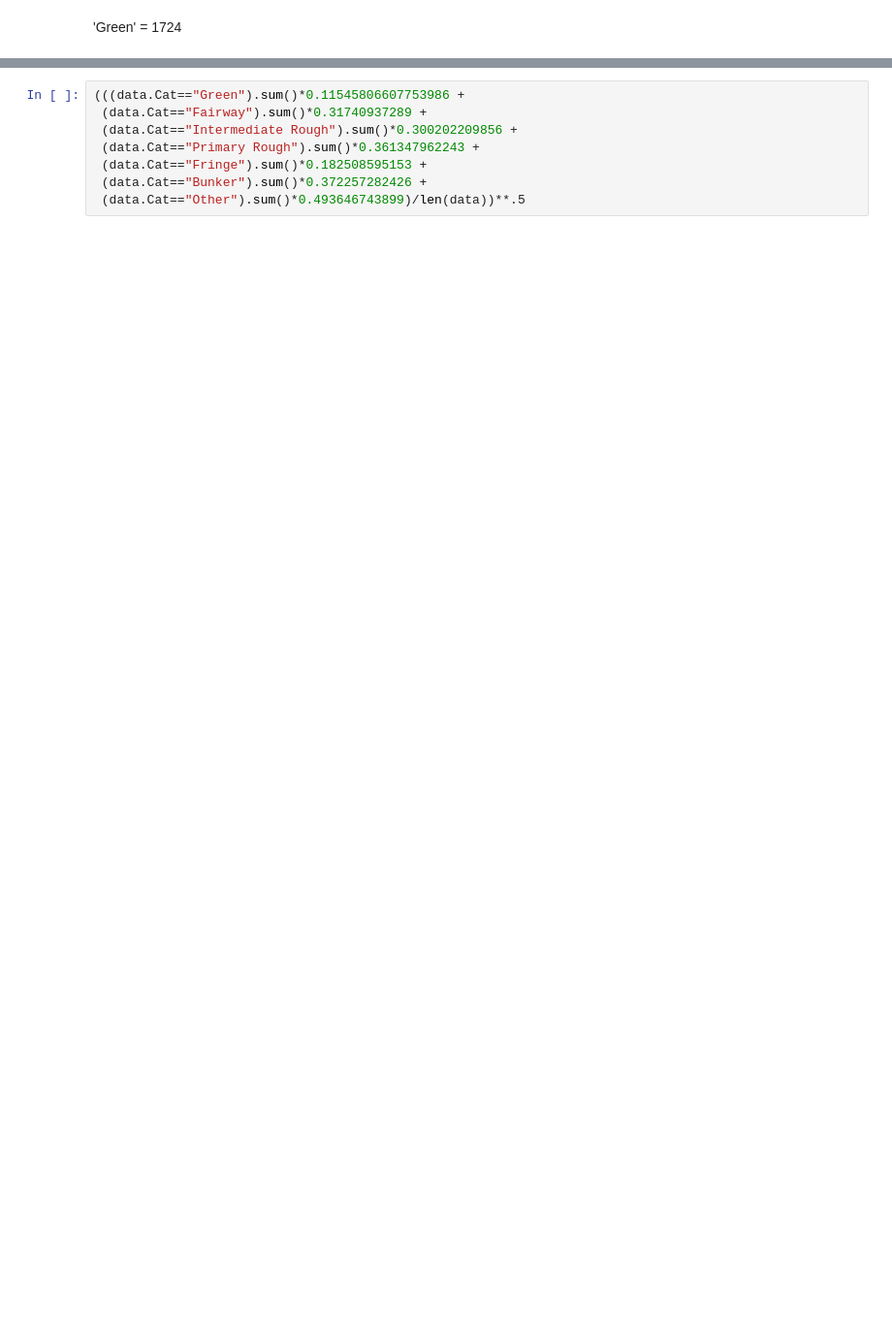
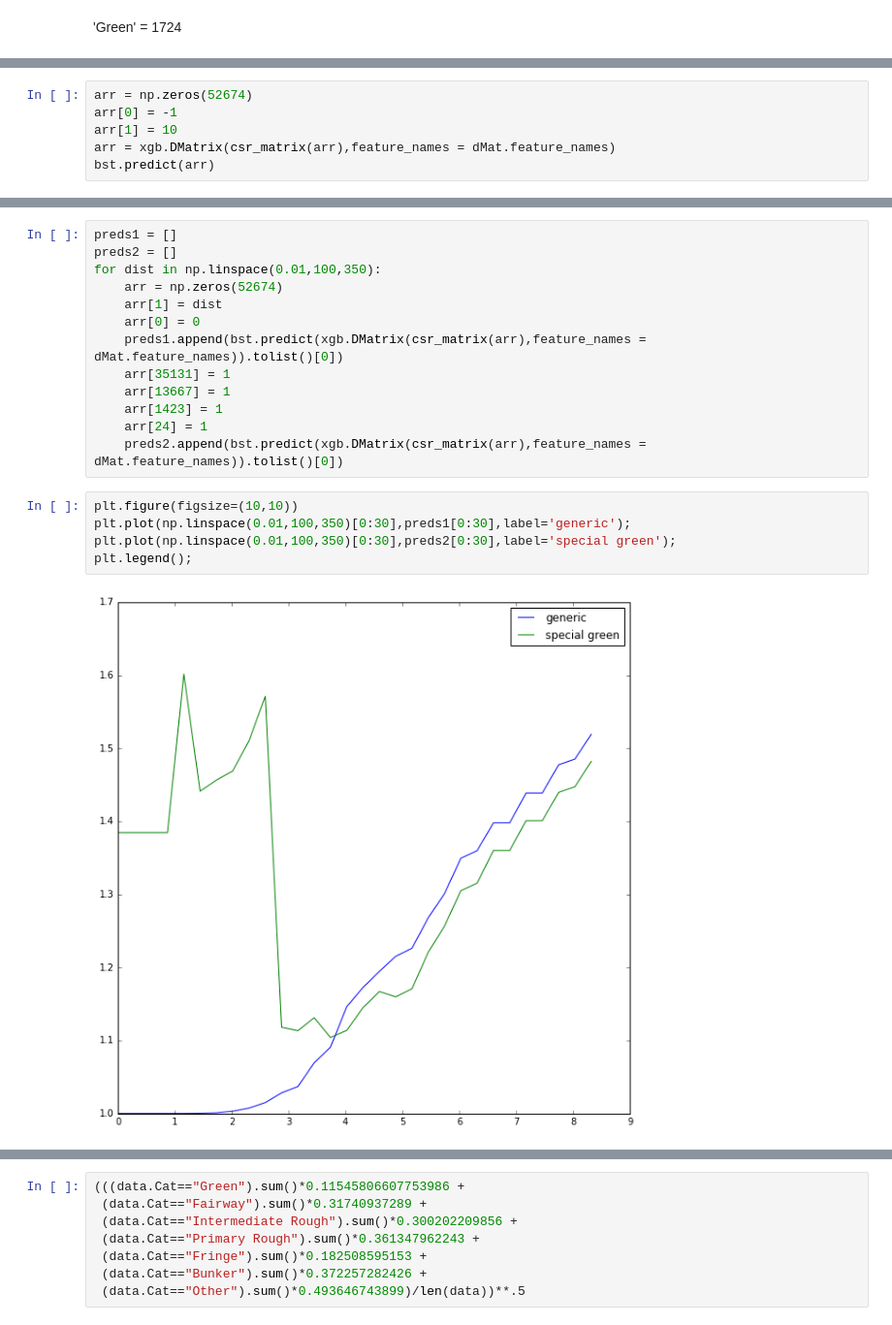
Before and after one commit to adamwlev/StrokesGained2, a Jupyter notebook: Modeling/Difficulty.ipynb, the cells around one changed output, grey strips where cells are left out. Shown at 97% size. Drawn from its saved outputs; the diff is of its cells as text; blank space fills up the shorter version.

```diff
--- a/Modeling/Difficulty.ipynb
+++ b/Modeling/Difficulty.ipynb
@@ -205,0 +199,6 @@ errors
+# %%
+arr = np.zeros(52674)
+arr[0] = -1
+arr[1] = 10
+arr = xgb.DMatrix(csr_matrix(arr),feature_names = dMat.feature_names)
+bst.predict(arr)
@@ -205,0 +224,20 @@ errors
+# %%
+preds1 = []
+preds2 = []
+for dist in np.linspace(0.01,100,350):
+    arr = np.zeros(52674)
+    arr[1] = dist
+    arr[0] = 0
+    preds1.append(bst.predict(xgb.DMatrix(csr_matrix(arr),feature_names = dMat.feature_names)).tolist()[0])
+    arr[35131] = 1
+    arr[13667] = 1
+    arr[1423] = 1
+    arr[24] = 1
+    preds2.append(bst.predict(xgb.DMatrix(csr_matrix(arr),feature_names = dMat.feature_names)).tolist()[0])
+# %%
+plt.figure(figsize=(10,10))
+plt.plot(np.linspace(0.01,100,350)[0:30],preds1[0:30],label='generic');
+plt.plot(np.linspace(0.01,100,350)[0:30],preds2[0:30],label='special green');
+plt.legend();
+# %% [output]
+[figure, added]
```
Also changed, not shown: parts of 46 cells of this notebook.
